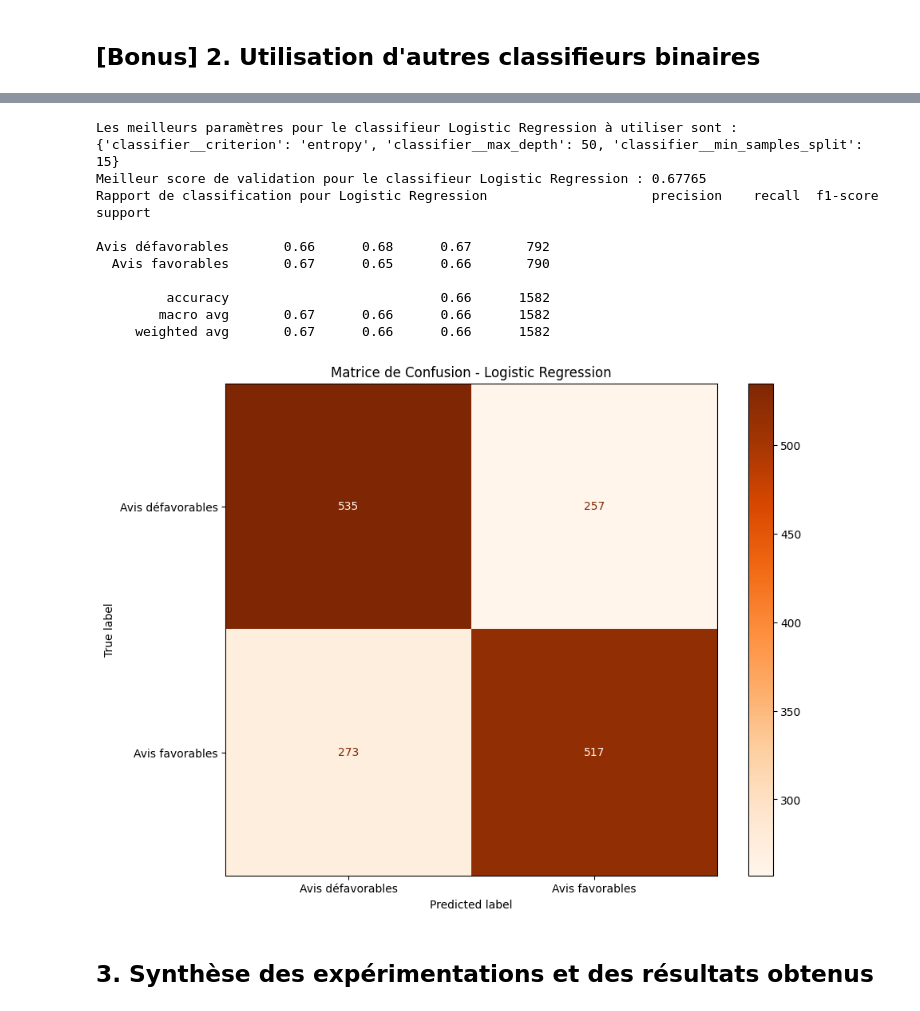
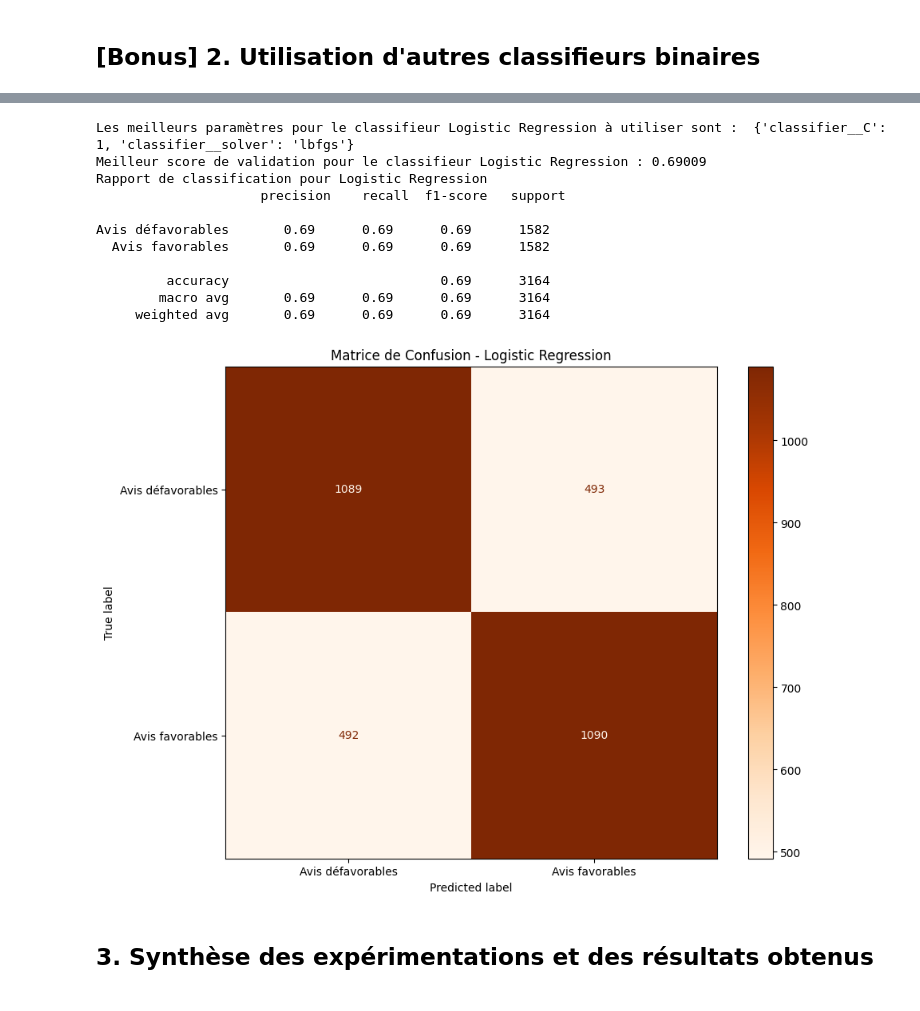
Before and after one commit to Rikvalix/NLP_customers_reviews, a Jupyter notebook: notebook-2_classification-binaire.ipynb, the cells around one changed output, grey strips where cells are left out. Cells and saved outputs as stored; diff of their text form; code cells hidden in the pictures.

```diff
--- a/notebook-2_classification-binaire.ipynb
+++ b/notebook-2_classification-binaire.ipynb
@@ -67,8 +67,8 @@ model_tree.fit(x_train,y_train)
 
 # --- Recherche des meilleurs hypermaramètres ---
 
-parametre_grid = {"classifier__max_depth": [5, 10, 20, 30, 50, None],
-                  "classifier__min_samples_split": [2, 5, 10, 15, 20],
+parametre_grid = {"classifier__max_depth": [10, 20, 50, None],
+                  "classifier__min_samples_split": [5, 15, 20],
                   "classifier__criterion" : ['gini', 'entropy'],
                   "classifier__splitter" : ['best', 'random']}
 
@@ -85,7 +85,7 @@ predictions = best_model.predict(x_test)
 
 name_classe = ['Avis défavorables', 'Avis favorables']
 
-print("Rapport de classification", classification_report(y_test, predictions, target_names=name_classe))
+print("Rapport de classification pour DecisionTree \n", classification_report(y_test, predictions, target_names=name_classe))
 
 # --- Création de la matrice de confusion  ---
 
@@ -175,9 +177,9 @@ model_tree_rf = Pipeline([
 
 # --- Recherche des meilleurs hypermaramètres ---
 
-parametre_grid_rf = { "classifier__criterion": ['gini', 'entropy'],
-                  "classifier__max_depth": [5, 10, 20, 30, 50],
-                  "classifier__min_samples_split": [2, 5, 10, 15, 20]}
+parametre_grid_rf = { 'classifier__n_estimators': [100, 200, 500],
+                  "classifier__min_samples_split": [5, 10],
+                  "classifier__min_samples_leaf": [1, 2]}
 
 grid_rf = GridSearchCV(model_tree_rf, parametre_grid_rf, cv=5, scoring='accuracy', n_jobs=-1)
 grid_rf.fit(x_train, y_train)
@@ -190,7 +192,7 @@ print(f"Meilleur score de validation pour le classifieur Random Forest : {grid_r
 best_model_rf = grid_rf.best_estimator_
 predictions_rf = best_model_rf.predict(x_test)
 
-print("Rapport de classification pour Random Forest ", classification_report(y_test, predictions_rf, target_names=name_classe))
+print("Rapport de classification pour Random Forest \n ", classification_report(y_test, predictions_rf, target_names=name_classe))
 
 # --- Création de la matrice de confusion  ---
 
@@ -221,51 +224,51 @@ Avis défavorables       0.66      0.67      0.66       792
 
 model_tree_lr = Pipeline([
     ('preprocessor', processeur),
-    ('classifier', RandomForestClassifier())
+    ('classifier', LogisticRegression())
 ])
 
 # --- Recherche des meilleurs hypermaramètres ---
 
-parametre_grid_lr = { "classifier__criterion": ['gini', 'entropy'],
-                  "classifier__max_depth": [5, 10, 20, 30, 50],
-                  "classifier__min_samples_split": [2, 5, 10, 15, 20]}
+parametre_grid_lr = { "classifier__C": [0.1, 1, 10],
+                    "classifier__solver": ['lbfgs', 'liblinear', 'newton-cg']}
 
 grid_lr = GridSearchCV(model_tree_lr, parametre_grid_lr, cv=5, scoring='accuracy', n_jobs=-1)
 grid_lr.fit(x_train, y_train)
 
 print("Les meilleurs paramètres pour le classifieur Logistic Regression à utiliser sont : ", grid_lr.best_params_)
 print(f"Meilleur score de validation pour le classifieur Logistic Regression : {grid_lr.best_score_:.5f} ")
 
 # --- Test sur le modèle avec les meilleurs paramètres ---
 
 best_model_lr = grid_lr.best_estimator_
 predictions_lr = best_model_lr.predict(x_test)
 
-print("Rapport de classification pour Logistic Regression ", classification_report(y_test, predictions_lr, target_names=name_classe))
+print("Rapport de classification pour Logistic Regression \n ", classification_report(y_test, predictions_lr, target_names=name_classe))
 
 # --- Création de la matrice de confusion  ---
 
 fig, ax = plt.subplots(figsize=(10, 8))
 ConfusionMatrixDisplay.from_predictions(
     y_test,
     predictions_lr,
     display_labels=name_classe,
     cmap='Oranges',
     ax=ax
 )
 plt.title("Matrice de Confusion - Logistic Regression")
 plt.show()
 # %% [output]
-Les meilleurs paramètres pour le classifieur Logistic Regression à utiliser sont :  {'classifier__criterion': 'entropy', 'classifier__max_depth': 50, 'classifier__min_samples_split': 15}
-Meilleur score de validation pour le classifieur Logistic Regression : 0.67765
-Rapport de classification pour Logistic Regression                     precision    recall  f1-score   support
+Les meilleurs paramètres pour le classifieur Logistic Regression à utiliser sont :  {'classifier__C': 1, 'classifier__solver': 'lbfgs'}
+Meilleur score de validation pour le classifieur Logistic Regression : 0.69009
+Rapport de classification pour Logistic Regression
+                     precision    recall  f1-score   support
 
-Avis défavorables       0.66      0.68      0.67       792
-  Avis favorables       0.67      0.65      0.66       790
+Avis défavorables       0.69      0.69      0.69      1582
+  Avis favorables       0.69      0.69      0.69      1582
 
-         accuracy                           0.66      1582
-        macro avg       0.67      0.66      0.66      1582
-     weighted avg       0.67      0.66      0.66      1582
+         accuracy                           0.69      3164
+        macro avg       0.69      0.69      0.69      3164
+     weighted avg       0.69      0.69      0.69      3164
-[figure, old version]
+[figure, new version]
 # %% [markdown]
 ## 3. Synthèse des expérimentations et des résultats obtenus
```
Also changed, not shown: parts of 3 cells of this notebook.
